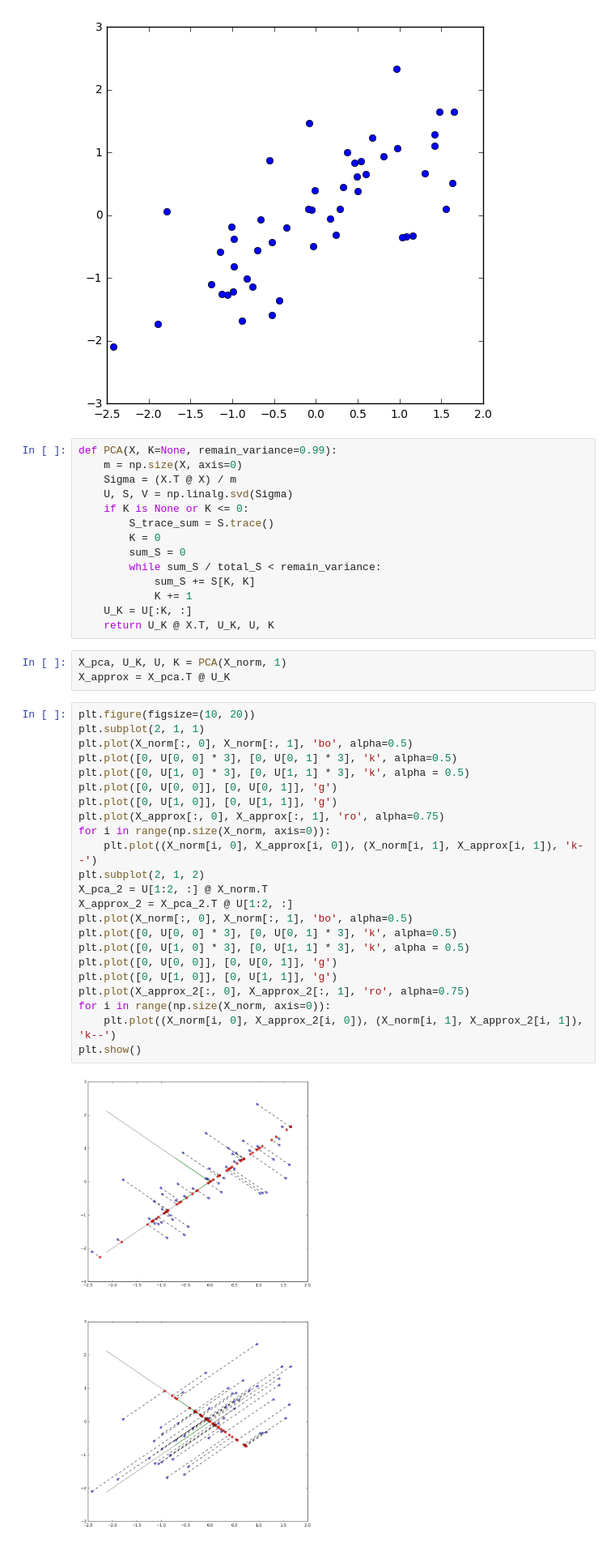
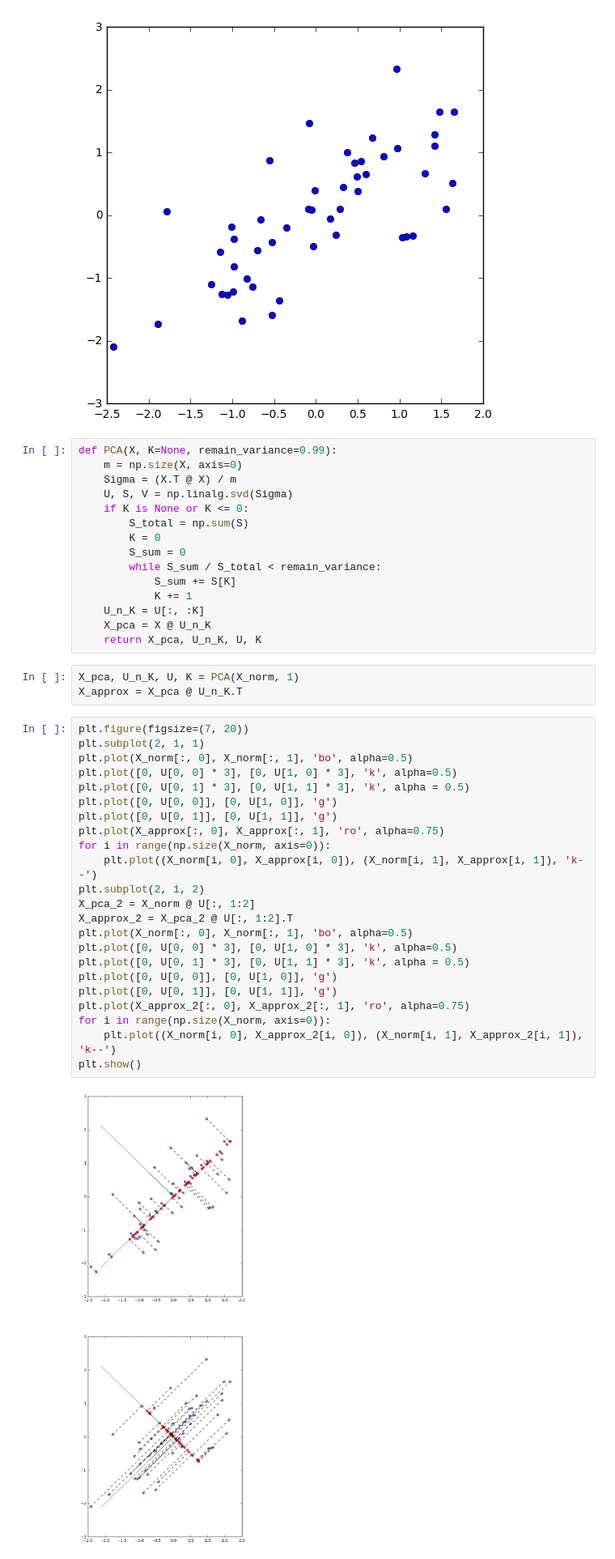
Before and after one commit to shuyangsun/k_means_clustering, a Jupyter notebook: principal_component_analysis.ipynb, the cells around one changed output. Shown at 81% size. Cells and saved outputs as stored; diff of their text form.

```diff
--- a/principal_component_analysis.ipynb
+++ b/principal_component_analysis.ipynb
@@ -30,41 +30,42 @@ def PCA(X, K=None, remain_variance=0.99):
     Sigma = (X.T @ X) / m
     U, S, V = np.linalg.svd(Sigma)
     if K is None or K <= 0:
-        S_trace_sum = S.trace()
+        S_total = np.sum(S)
         K = 0
-        sum_S = 0
-        while sum_S / total_S < remain_variance:
-            sum_S += S[K, K]
+        S_sum = 0
+        while S_sum / S_total < remain_variance:
+            S_sum += S[K]
             K += 1
-    U_K = U[:K, :]
-    return U_K @ X.T, U_K, U, K
+    U_n_K = U[:, :K]
+    X_pca = X @ U_n_K
+    return X_pca, U_n_K, U, K
 # %%
-X_pca, U_K, U, K = PCA(X_norm, 1)
-X_approx = X_pca.T @ U_K
+X_pca, U_n_K, U, K = PCA(X_norm, 1)
+X_approx = X_pca @ U_n_K.T
 # %%
-plt.figure(figsize=(10, 20))
+plt.figure(figsize=(7, 20))
 plt.subplot(2, 1, 1)
 plt.plot(X_norm[:, 0], X_norm[:, 1], 'bo', alpha=0.5)
-plt.plot([0, U[0, 0] * 3], [0, U[0, 1] * 3], 'k', alpha=0.5)
-plt.plot([0, U[1, 0] * 3], [0, U[1, 1] * 3], 'k', alpha = 0.5)
-plt.plot([0, U[0, 0]], [0, U[0, 1]], 'g')
-plt.plot([0, U[1, 0]], [0, U[1, 1]], 'g')
+plt.plot([0, U[0, 0] * 3], [0, U[1, 0] * 3], 'k', alpha=0.5)
+plt.plot([0, U[0, 1] * 3], [0, U[1, 1] * 3], 'k', alpha = 0.5)
+plt.plot([0, U[0, 0]], [0, U[1, 0]], 'g')
+plt.plot([0, U[0, 1]], [0, U[1, 1]], 'g')
 plt.plot(X_approx[:, 0], X_approx[:, 1], 'ro', alpha=0.75)
 for i in range(np.size(X_norm, axis=0)):
     plt.plot((X_norm[i, 0], X_approx[i, 0]), (X_norm[i, 1], X_approx[i, 1]), 'k--')
 plt.subplot(2, 1, 2)
-X_pca_2 = U[1:2, :] @ X_norm.T
-X_approx_2 = X_pca_2.T @ U[1:2, :]
+X_pca_2 = X_norm @ U[:, 1:2]
+X_approx_2 = X_pca_2 @ U[:, 1:2].T
 plt.plot(X_norm[:, 0], X_norm[:, 1], 'bo', alpha=0.5)
-plt.plot([0, U[0, 0] * 3], [0, U[0, 1] * 3], 'k', alpha=0.5)
-plt.plot([0, U[1, 0] * 3], [0, U[1, 1] * 3], 'k', alpha = 0.5)
-plt.plot([0, U[0, 0]], [0, U[0, 1]], 'g')
-plt.plot([0, U[1, 0]], [0, U[1, 1]], 'g')
+plt.plot([0, U[0, 0] * 3], [0, U[1, 0] * 3], 'k', alpha=0.5)
+plt.plot([0, U[0, 1] * 3], [0, U[1, 1] * 3], 'k', alpha = 0.5)
+plt.plot([0, U[0, 0]], [0, U[1, 0]], 'g')
+plt.plot([0, U[0, 1]], [0, U[1, 1]], 'g')
 plt.plot(X_approx_2[:, 0], X_approx_2[:, 1], 'ro', alpha=0.75)
 for i in range(np.size(X_norm, axis=0)):
     plt.plot((X_norm[i, 0], X_approx_2[i, 0]), (X_norm[i, 1], X_approx_2[i, 1]), 'k--')
 plt.show()
 # %% [output]
-[figure, old version]
+[figure, new version]
 # %% [markdown]
 ## Face Image Data
```
Also changed, not shown: parts of 6 cells of this notebook.
